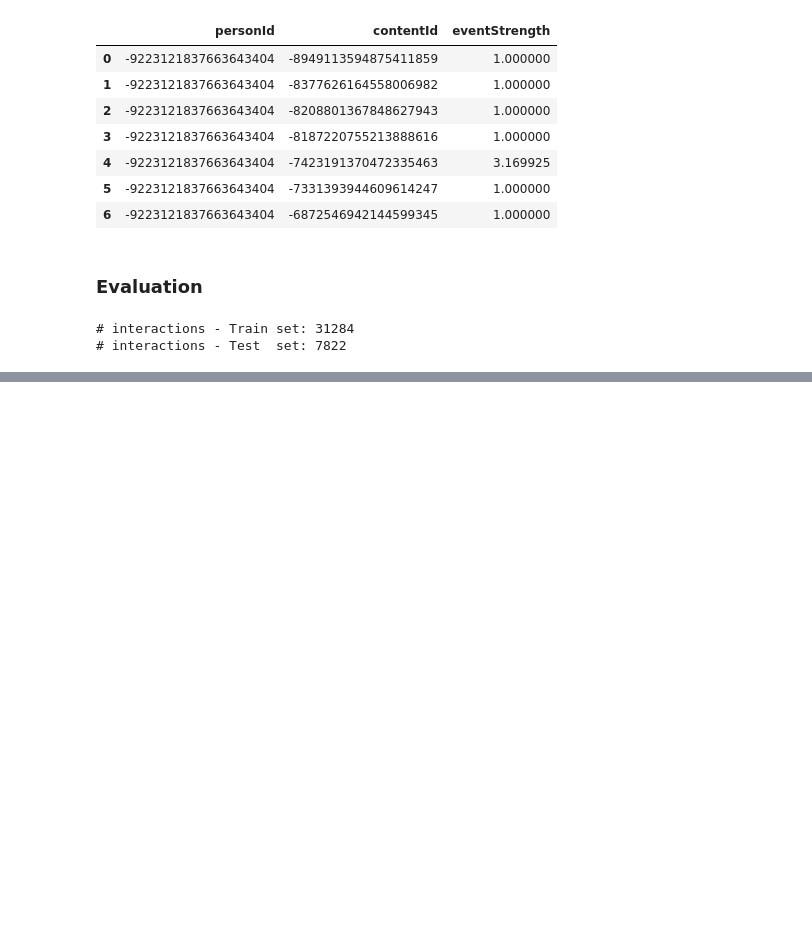
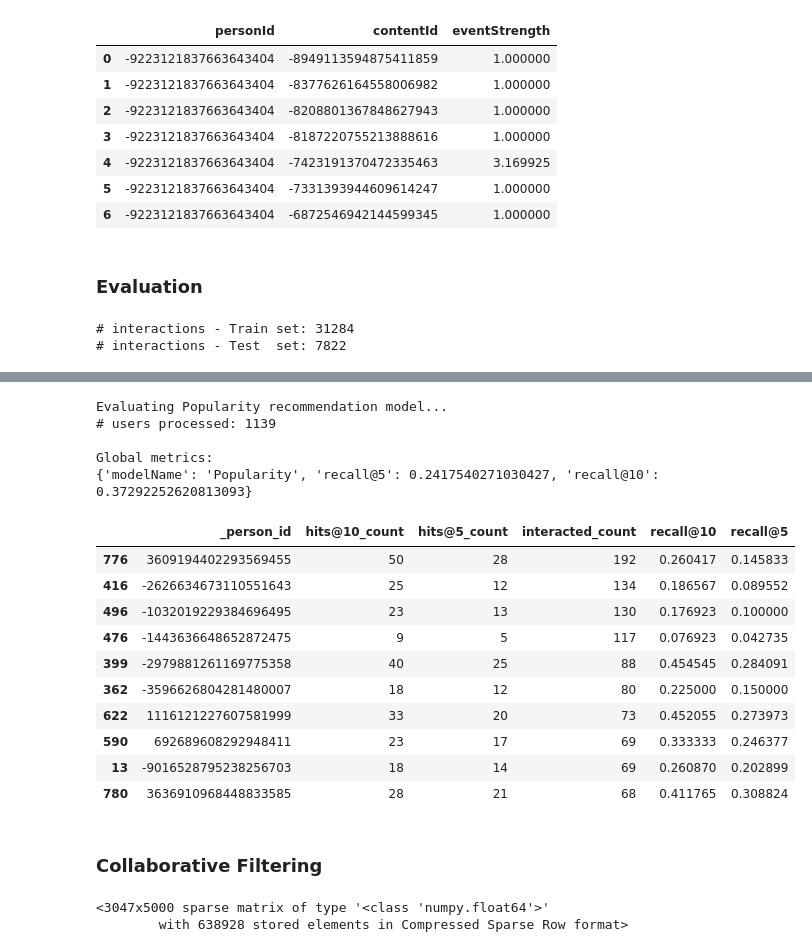
Before and after one commit to swainshashwat/recsys, a Jupyter notebook: recsys001.ipynb, the cells around one changed output, grey strips where cells are left out. Cells and saved outputs as stored; diff of their text form; code cells hidden in the pictures; blank space fills up the shorter version.

Commit message:
added popularity model

```diff
--- a/recsys001.ipynb
+++ b/recsys001.ipynb
@@ -194,0 +330,2 @@ class ModelEvaluator:
+# %%
+model_evaluator = ModelEvaluator()
@@ -194,0 +352,59 @@ class ModelEvaluator:
+# %%
+class PopularityRecommender:
+
+    MODEL_NAME = 'Popularity'
+
+    def __init__(self, popularity_df, items_df=None):
+        self.popularity_df = popularity_df
+        self.items_df = items_df
+
+    def get_model_name(self):
+        return self.MODEL_NAME
+
+    def recommend_items(self, user_id, items_to_ignore=[],
+                        topn=10, verbose=False):
+        # recommend the popular items the user hasn't seen yet
+        recommendation_df = self\
+            .popularity_df[~self.popularity_df['contentId']
+            .isin(items_to_ignore)]\
+            .sort_values('eventStrength', ascending=False)\
+            .head(topn)
+
+        if verbose:
+            if self.items_df is None:
+                raise Exception('"items_df" is required \
+                    in verbose mode')
+            recommendation_df = recommendation_df\
+                .merge(self.items_df, how='left',
+                       left_on='contentId', right_on='contentId')\
+            [['eventStrength', 'contentId', 'title', 'url', 'lang']]
+
+        return recommendation_df
+# %%
+popularity_model = PopularityRecommender(item_popularity_df,
+                                         articles_df)
+# %%
+print('Evaluating Popularity recommendation model...')
+pop_global_metrics, pop_detailed_results_df = model_evaluator\
+            .evaluate_model(popularity_model)
+print('\nGlobal metrics:\n%s' % pop_global_metrics)
+pop_detailed_results_df.head(10)
+# %% [output]
+Evaluating Popularity recommendation model...
+# users processed: 1139
+
+Global metrics:
+{'modelName': 'Popularity', 'recall@5': 0.2417540271030427, 'recall@10': 0.37292252620813093}
+|  | _person_id | hits@10_count | hits@5_count | interacted_count | recall@10 | recall@5 |
+| 776 | 3609194402293569455 | 50 | 28 | 192 | 0.260417 | 0.145833 |
+| 416 | -2626634673110551643 | 25 | 12 | 134 | 0.186567 | 0.089552 |
+| 496 | -1032019229384696495 | 23 | 13 | 130 | 0.176923 | 0.100000 |
+| 476 | -1443636648652872475 | 9 | 5 | 117 | 0.076923 | 0.042735 |
+| 399 | -2979881261169775358 | 40 | 25 | 88 | 0.454545 | 0.284091 |
+| 362 | -3596626804281480007 | 18 | 12 | 80 | 0.225000 | 0.150000 |
+| 622 | 1116121227607581999 | 33 | 20 | 73 | 0.452055 | 0.273973 |
+| 590 | 692689608292948411 | 23 | 17 | 69 | 0.333333 | 0.246377 |
+| 13 | -9016528795238256703 | 18 | 14 | 69 | 0.260870 | 0.202899 |
+| 780 | 3636910968448833585 | 28 | 21 | 68 | 0.411765 | 0.308824 |
+# %% [markdown]
+### Collaborative Filtering
@@ -194,0 +415,18 @@ class ModelEvaluator:
+# %%
+# training a model whose vector size is 5000
+# composed by the main unigrams & bigrams found in the corpus
+# ignoring stopwords
+vectorizer = TfidfVectorizer(analyzer='word',
+                            ngram_range=(1,2),
+                            min_df=0.003,
+                            max_df=0.5,
+                            max_features=5000,
+                            stop_words=stopwords_list)
+items_ids = articles_df['contentId'].tolist()
+tfidf_matrix = vectorizer.fit_transform(articles_df['title'] + "" +
+               articles_df['text'])
+tfidf_features_names = vectorizer.get_feature_names()
+tfidf_matrix
+# %% [output]
+<3047x5000 sparse matrix of type '<class 'numpy.float64'>'
+        with 638928 stored elements in Compressed Sparse Row format>
```
Also changed, not shown: parts of 5 cells of this notebook.
